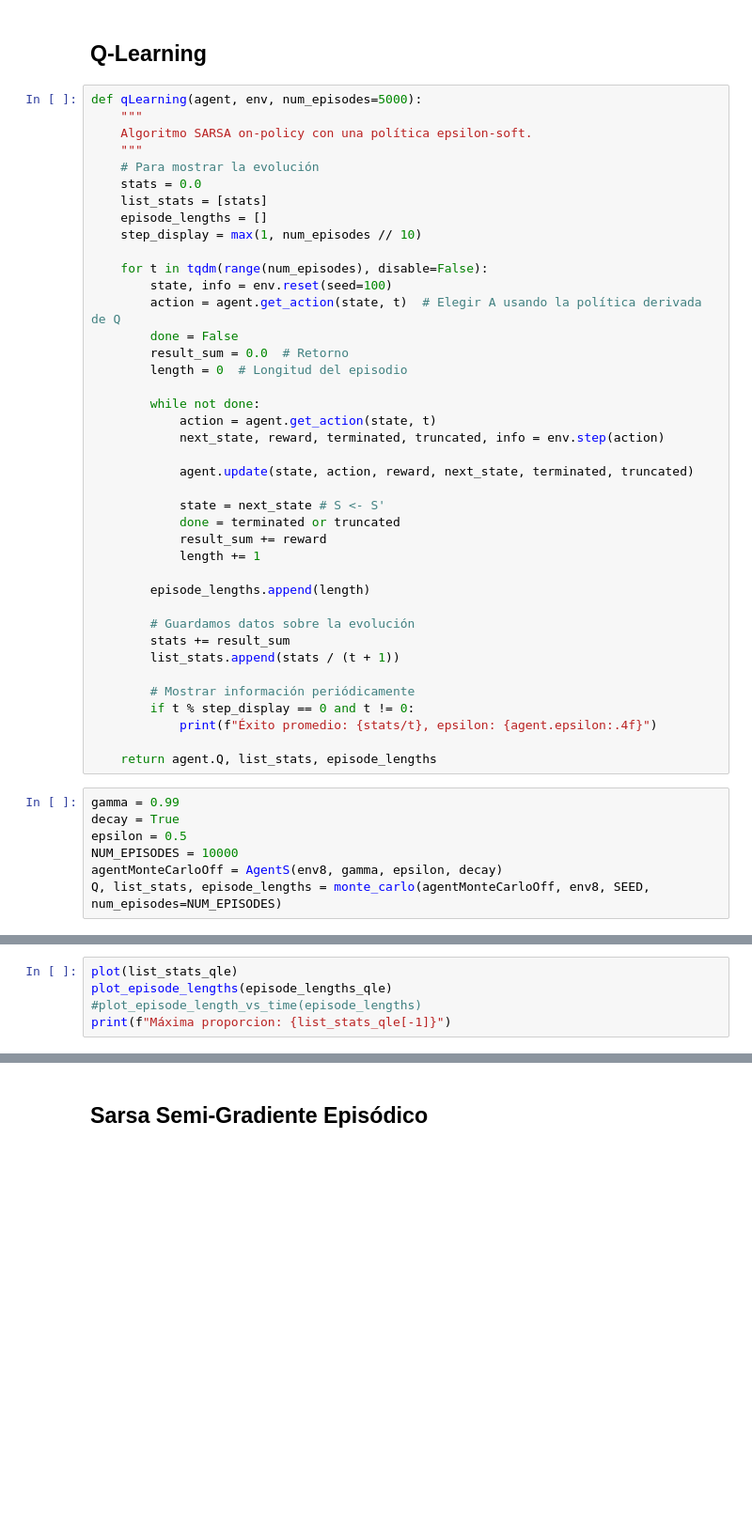
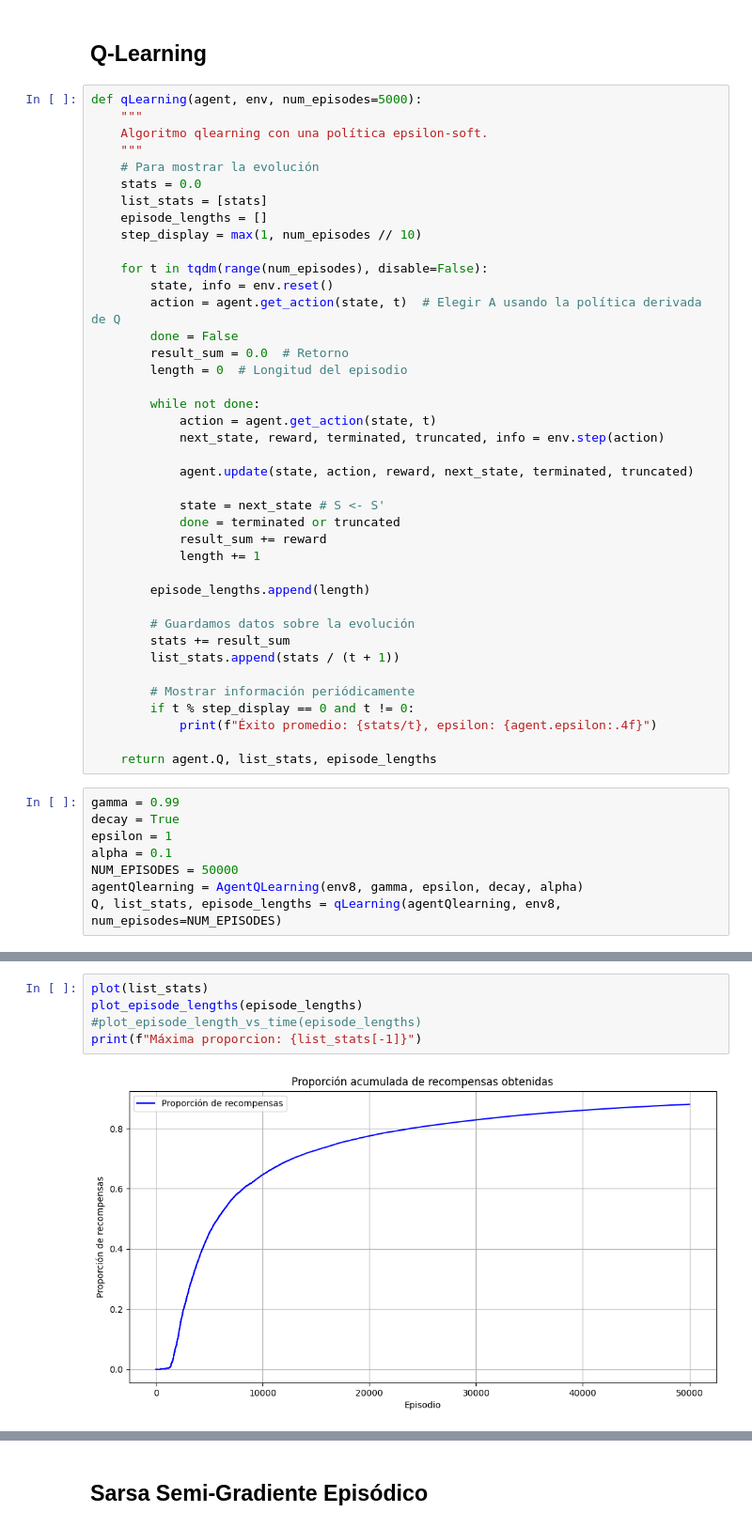
Before and after one commit to salvadeharo10/RL_DHBV, a Jupyter notebook: MonteCarloTodasLasVisitas.ipynb, the cells around one changed output, grey strips where cells are left out. Shown at 94% size. Cells and saved outputs as stored; diff of their text form; blank space fills up the shorter version.

```diff
--- a/MonteCarloTodasLasVisitas.ipynb
+++ b/MonteCarloTodasLasVisitas.ipynb
@@ -367,7 +401,7 @@ display(display_gif("env8x8v2.gif"))  # Reemplaza con la ruta correcta
 # %%
 def qLearning(agent, env, num_episodes=5000):
     """
-    Algoritmo SARSA on-policy con una política epsilon-soft.
+    Algoritmo qlearning con una política epsilon-soft.
     """
     # Para mostrar la evolución
     stats = 0.0
@@ -376,7 +410,7 @@ def qLearning(agent, env, num_episodes=5000):
     step_display = max(1, num_episodes // 10)
 
     for t in tqdm(range(num_episodes), disable=False):
-        state, info = env.reset(seed=100)
+        state, info = env.reset()
         action = agent.get_action(state, t)  # Elegir A usando la política derivada de Q
         done = False
         result_sum = 0.0  # Retorno
@@ -407,7 +441,8 @@ def qLearning(agent, env, num_episodes=5000):
 # %%
 gamma = 0.99
 decay = True
-epsilon = 0.5
-NUM_EPISODES = 10000
-agentMonteCarloOff = AgentS(env8, gamma, epsilon, decay)
-Q, list_stats, episode_lengths = monte_carlo(agentMonteCarloOff, env8, SEED, num_episodes=NUM_EPISODES)
+epsilon = 1
+alpha = 0.1
+NUM_EPISODES = 50000
+agentQlearning = AgentQLearning(env8, gamma, epsilon, decay, alpha)
+Q, list_stats, episode_lengths = qLearning(agentQlearning, env8, num_episodes=NUM_EPISODES)
@@ -414,5 +459,7 @@ Q, list_stats, episode_lengths = monte_carlo(agentMonteCarloOff, env8, SEED, num
 # %%
-plot(list_stats_qle)
-plot_episode_lengths(episode_lengths_qle)
+plot(list_stats)
+plot_episode_lengths(episode_lengths)
 #plot_episode_length_vs_time(episode_lengths)
-print(f"Máxima proporcion: {list_stats_qle[-1]}")
+print(f"Máxima proporcion: {list_stats[-1]}")
+# %% [output]
+[figure, added]
```
Also changed, not shown: parts of 16 cells of this notebook.
